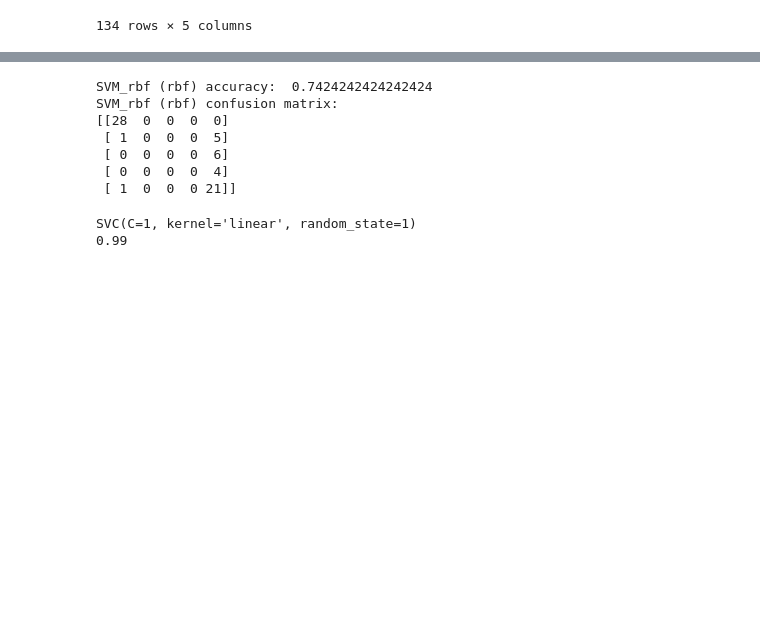
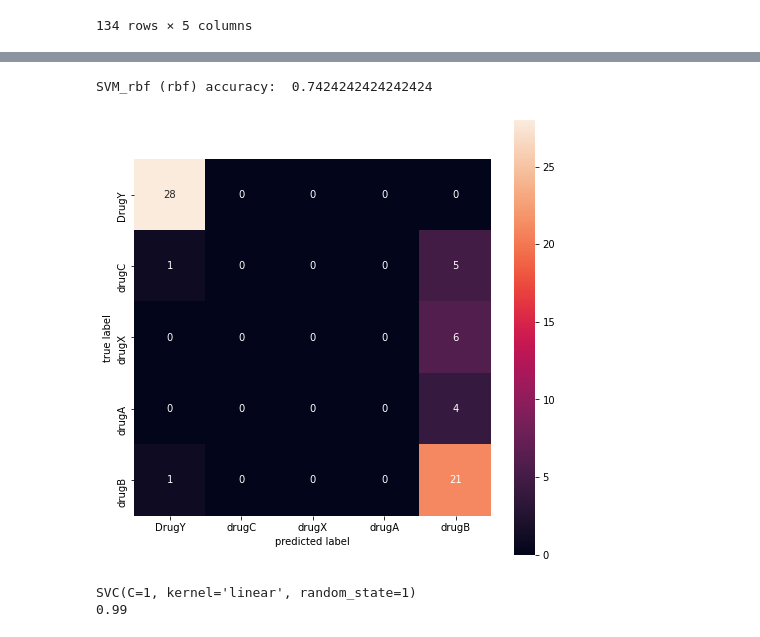
Before and after one commit to olehsamoilenko/PythonDS, a Jupyter notebook: Classification/drugs.ipynb, the cells around one changed output, grey strips where cells are left out. Cells and saved outputs as stored; diff of their text form; code cells hidden in the pictures; blank space fills up the shorter version.

```diff
--- a/Classification/drugs.ipynb
+++ b/Classification/drugs.ipynb
@@ -134,21 +137,15 @@ SVM confusion matrix:
 # %%
 svm_rbf = SVC(kernel='rbf', random_state=1)
 svm_rbf.fit(X_train, Y_train)
 
 print('SVM_rbf (rbf) accuracy: ', svm_rbf.score(X_test, Y_test))
-print('SVM_rbf (rbf) confusion matrix:')
-print(confusion_matrix(Y_test, svm_rbf.predict(X_test)))
+plot_conf_matrix(svm_rbf, X_test, Y_test)
 vec_rbf = svm_rbf.support_vectors_
 
 del svm_rbf
 # %% [output]
 SVM_rbf (rbf) accuracy:  0.7424242424242424
-SVM_rbf (rbf) confusion matrix:
-[[28  0  0  0  0]
- [ 1  0  0  0  5]
- [ 0  0  0  0  6]
- [ 0  0  0  0  4]
- [ 1  0  0  0 21]]
+[figure, added]
 # %%
 from sklearn.model_selection import GridSearchCV
 
```
Also changed, not shown: parts of 10 cells of this notebook.
